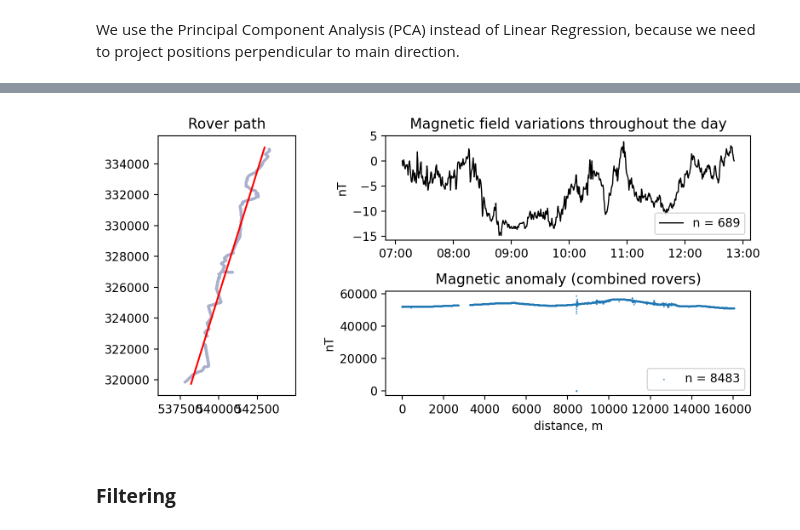
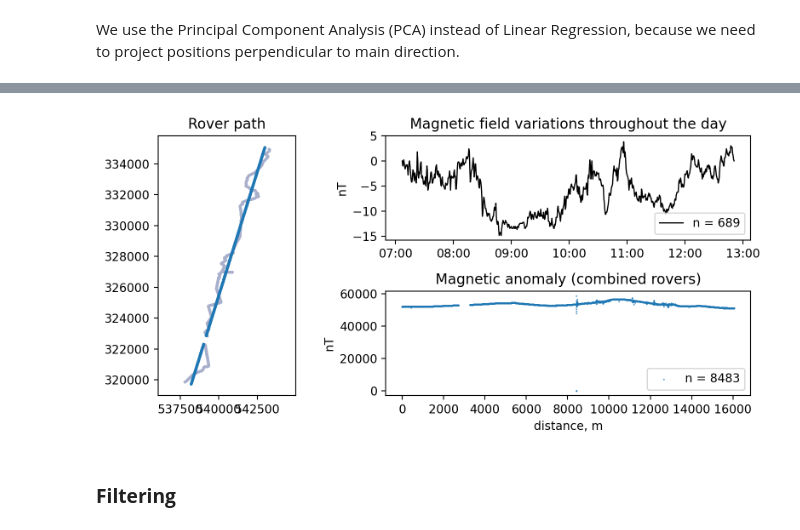
Before and after one commit to ViestursZ/Arbavere-workshop, a Jupyter notebook: Scripts/Geophysics_workshop_MB.ipynb, the cells around one changed output, grey strips where cells are left out. Saved outputs shown, nothing was run; the diff lists cells and outputs as text; code cells hidden in the pictures.

```diff
--- a/Scripts/Geophysics_workshop_MB.ipynb
+++ b/Scripts/Geophysics_workshop_MB.ipynb
@@ -218,8 +218,15 @@ center = pca.mean_
 direction = pca.components_[0]
 
 # Generate line points
-t = np.linspace(rover["distance"].min(), rover["distance"].max(), 200)
+t = np.linspace(rover["distance"].min(), rover["distance"].max(), len(rover))
 line_points = center + np.outer(t, direction)
+
+# Project each point onto the fitted line (get 2D coordinates on the line)
+projections = pca.transform(rover_coords)  # 1D distance along line
+line_coords = pca.inverse_transform(projections)  # back to 2D x, y on the line
+
+rover['x_line'] = line_coords[:, 0]
+rover['y_line'] = line_coords[:, 1]
 
 # Sort the measurements by distance
 rover = rover.sort_values('distance').reset_index(drop=True)
@@ -247,33 +254,32 @@ rover
 # %%
 fig = plt.figure(figsize=(8, 4), dpi = 200)
 
 ax1 = plt.subplot2grid((2, 3), (0, 0), rowspan=2)
 ax2 = plt.subplot2grid((2, 3), (0, 1), colspan=2)
 ax3 = plt.subplot2grid((2, 3), (1, 1), colspan=2)
 
-ax1.scatter(rover["x"], rover["y"], s=1, label="original path points", c="#A9B0CC")
-ax1.plot(line_points[:, 0], line_points[:, 1], "r-", label="straightened path")
-# ax1.legend(loc="upper left")
+ax1.scatter(rover["x"], rover["y"], s=1, label="original path", c="#A9B0CC")
+ax1.scatter(rover["x_line"], rover["y_line"], s=1, label="line path")
 ax1.set_title("Rover path")
 ax1.axis("equal")
 
 ax2.plot(base.time, base.nT, lw=1, label=f"n = {len(base["nT"])}", c="k")
 ax2.xaxis.set_major_formatter(mdates.DateFormatter("%H:%M"))
 ax2.set_title("Magnetic field variations throughout the day")
 ax2.set_ylabel("nT")
 ax2.set_yticks([-15, -10, -5, 0, 5])
 ax2.legend(loc="lower right")
 
 ax3.scatter(rover.distance, rover.nT, s=0.1, label=f"n = {len(rover["nT"])}")
 ax3.set_ylabel("nT")
 ax3.set_xlabel("distance, m")
 ax3.set_title("Magnetic anomaly (combined rovers)")
 ax3.legend(loc="lower right")
 
 plt.tight_layout()
 plt.show()
 # %% [output]
-[figure, old version]
+[figure, new version]
 # %% [markdown]
 ### **Filtering**
 # %% [markdown]
```
Also changed, not shown: parts of 21 cells of this notebook, 1 other file.
